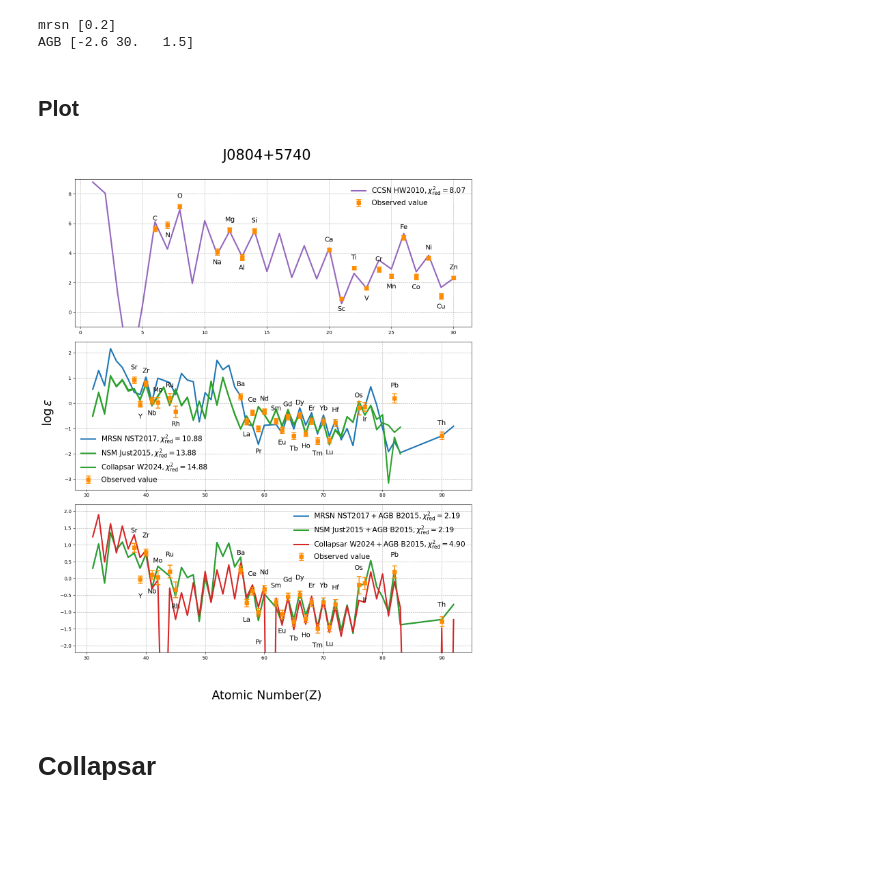
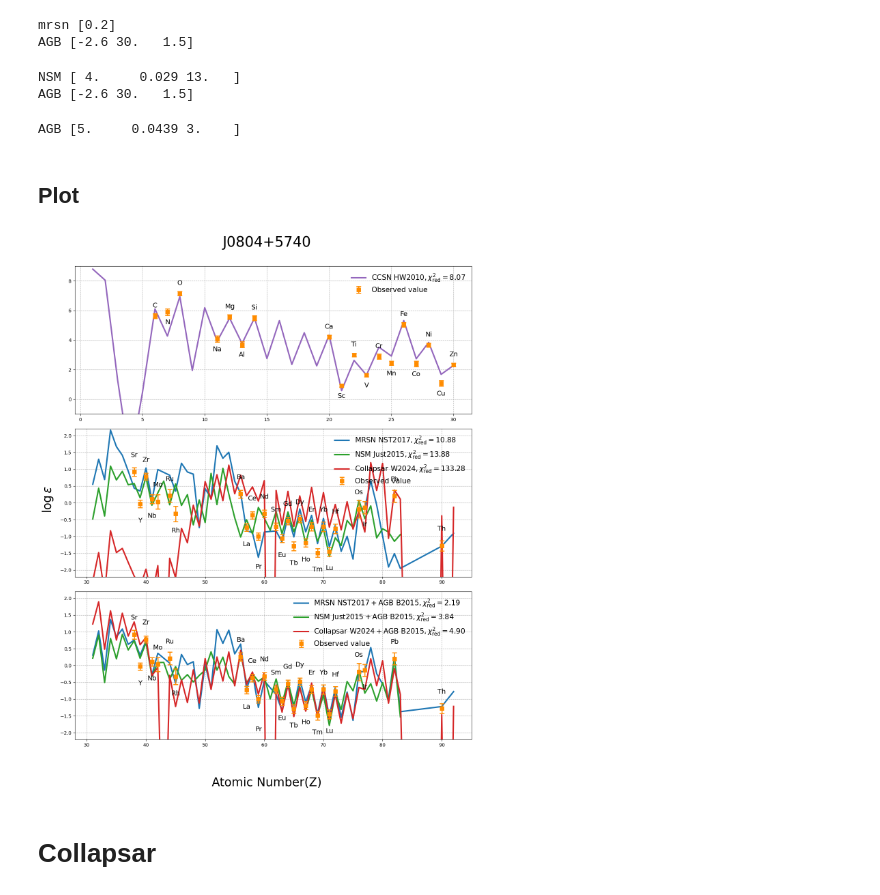
Before and after one commit to jiangrz77/rproc, a Jupyter notebook: J0804+5740_multi.ipynb, the cells around one changed output. Drawn from its saved outputs; the diff is of its cells as text; code cells hidden in the pictures; blank space fills up the shorter version.

Commit message:
figure update

```diff
--- a/J0804+5740_multi.ipynb
+++ b/J0804+5740_multi.ipynb
@@ -312,6 +312,7 @@ A_nsm = func_A(progenitor_nsm, O_vec, eO_vec, flag_adopt_heavy)
 progenitor_nsm += A_nsm
 # print(P_nsm[np.argmin(chisqr_arr)])
 
+M_vec = M_col[0]
 A = func_A(M_vec, O_vec, eO_vec, flag_adopt_heavy)
 flag_detect = (~np.isnan(O_vec)) & (np.isfinite(M_vec))
 AmM2_vec = np.power(A + M_vec[flag_adopt_heavy & flag_detect] - O_vec[flag_adopt_heavy & flag_detect], 2)
@@ -391,10 +392,11 @@ with Pool(max_workers=30) as pool:
                 func_AB,
                 M_vec_0, M_vec_1, O_vec, eO_vec, flag_adopt_heavy)
             future.add_done_callback(lambda p:pbar.update())
-            futures.update({'%d_%d'%(idx_0, idx_1): future})
+            futures.update({'%03d_%02d'%(idx_0, idx_1): future})
 pbar.close()
+
+flag_detect = (~np.isnan(O_vec)) & (np.isfinite(M_vec_0)) & (np.isfinite(M_vec_1))
 # flag_detect = (~np.isnan(O_vec)) & ((np.isfinite(M_vec_0)) | (np.isfinite(M_vec_1)))
-flag_detect = (~np.isnan(O_vec)) & ((np.isfinite(M_vec_0)) & (np.isfinite(M_vec_1)))
 # flag_detect = ~np.isnan(O_vec)
 for key in futures:
     idx_0, idx_1 = key.split('_')
@@ -411,6 +413,9 @@ chisqr_red_nsm_agb = chisqr_arr[arg_min]/(np.sum(flag_adopt_heavy & flag_detect)
 progenitor_nsm_agb = np.log10(np.power(10, A+M_A[arg_min[0]])+np.power(10, B+M_B[arg_min[1]]))
 print('NSM', P_nsm[arg_min[0]])
 print('AGB', P_agb[arg_min[1]])
+# %% [output]
+NSM [ 4.     0.029 13.   ]
+AGB [-2.6 30.   1.5]
 # %%
 M_A = M_col
 M_B = M_agb
@@ -446,6 +451,8 @@ B = B_arr[arg_min]
 chisqr_red_col_agb = chisqr_arr[arg_min]/(np.sum(flag_adopt_heavy & flag_detect)-1)
 progenitor_col_agb = np.log10(np.power(10, A+M_A[arg_min[0]])+np.power(10, B+M_B[arg_min[1]]))
 print('AGB', P_nsm[arg_min[1]])
+# %% [output]
+AGB [5.     0.0439 3.    ]
 # %% [markdown]
 ## Plot
 # %%
@@ -512,34 +519,35 @@ for ax, flag_adopt, dist in zip(axes, flag_adopt_list, dist_list):
         Z_arr[flag_adopt], O_vec[flag_adopt], yerr=eO_vec[flag_adopt],
         ecolor=ec, elinewidth=ew, linestyle='', capsize=5, capthick=3,
         marker='s', markersize=7, mfc='darkorange', mec=ec, mew=ew,
         label='Observed value',
         alpha=1, zorder=10)
     for _idx, (_x, _y) in enumerate(zip(Z_arr[flag_adopt], O_vec[flag_adopt])):
         if np.isnan(_y):
             continue
         _t = Z2Symbol_dict[_x]
         sign_pos = +1
         if _x % 2 == 1:
             sign_pos = -1
         _y += (sign_pos * dist)
         if _t == 'Pr':
             _y -= .4
         ax.text(_x, _y, _t, ha='center', va='center', fontsize=14, zorder=5)
     ax.grid(True, linestyle='--', alpha=1, zorder=1)
     ax.legend(loc='best', fontsize=15, frameon=False)
 axes[0].set_ylim(-1 ,9)
+axes[1].set_ylim(-2.2 ,2.2)
 axes[2].set_ylim(-2.2 ,2.2)
 fig.supxlabel("Atomic Number(Z)", size=25, y=.03)
 fig.supylabel(r'$\log\varepsilon$', size=25, x=.06)
 # # axes[1].set_ylabel(r'$\Delta$ log $\varepsilon$', fontdict={'size': 25})
 # # axes[1].set_ylabel(r'$|\Delta\log\varepsilon|/\sigma$', fontdict={'size': 30})
 fig.suptitle(star_name, y=.93, size=30)
 # if fname is not None:
 #     fig.savefig(fname, **kw)
 # plt.close()
 plt.show();
 # %% [output]
-[figure, old version]
+[figure, new version]
 # %% [markdown]
 # Collapsar
 # %%
```
Also changed, not shown: parts of 2 cells of this notebook.
